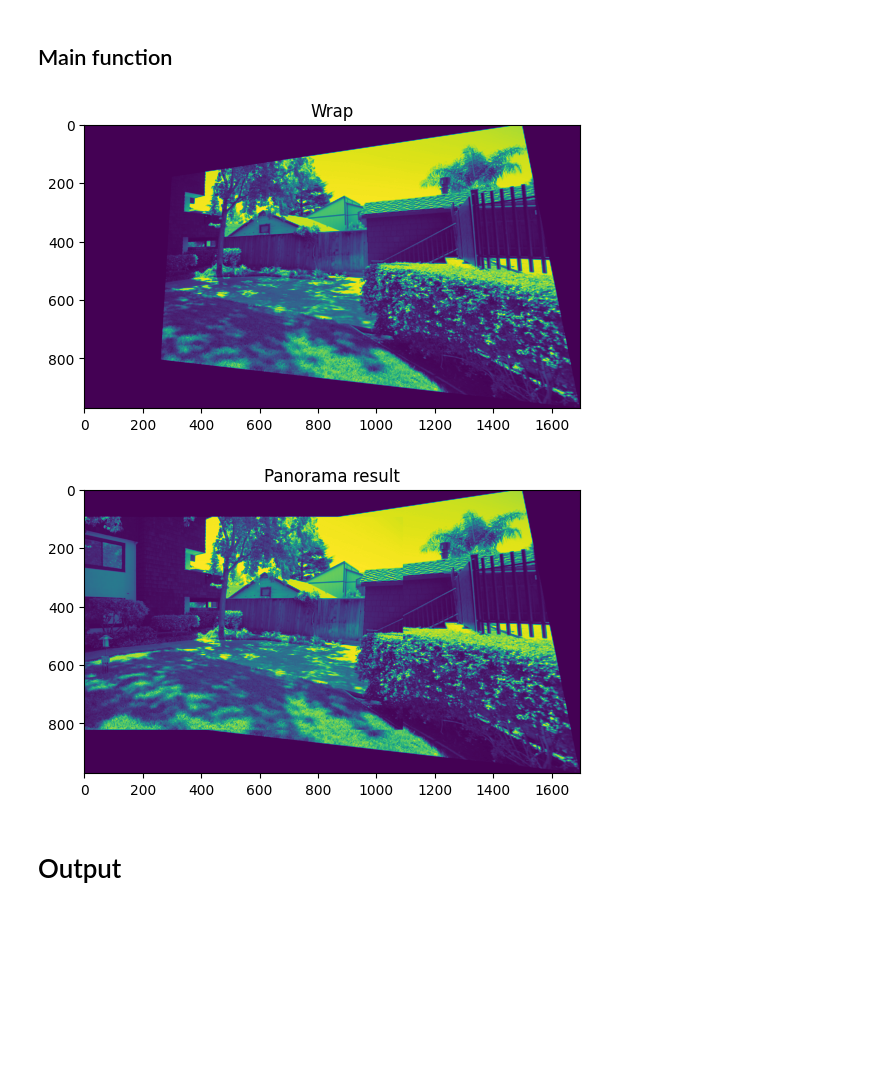
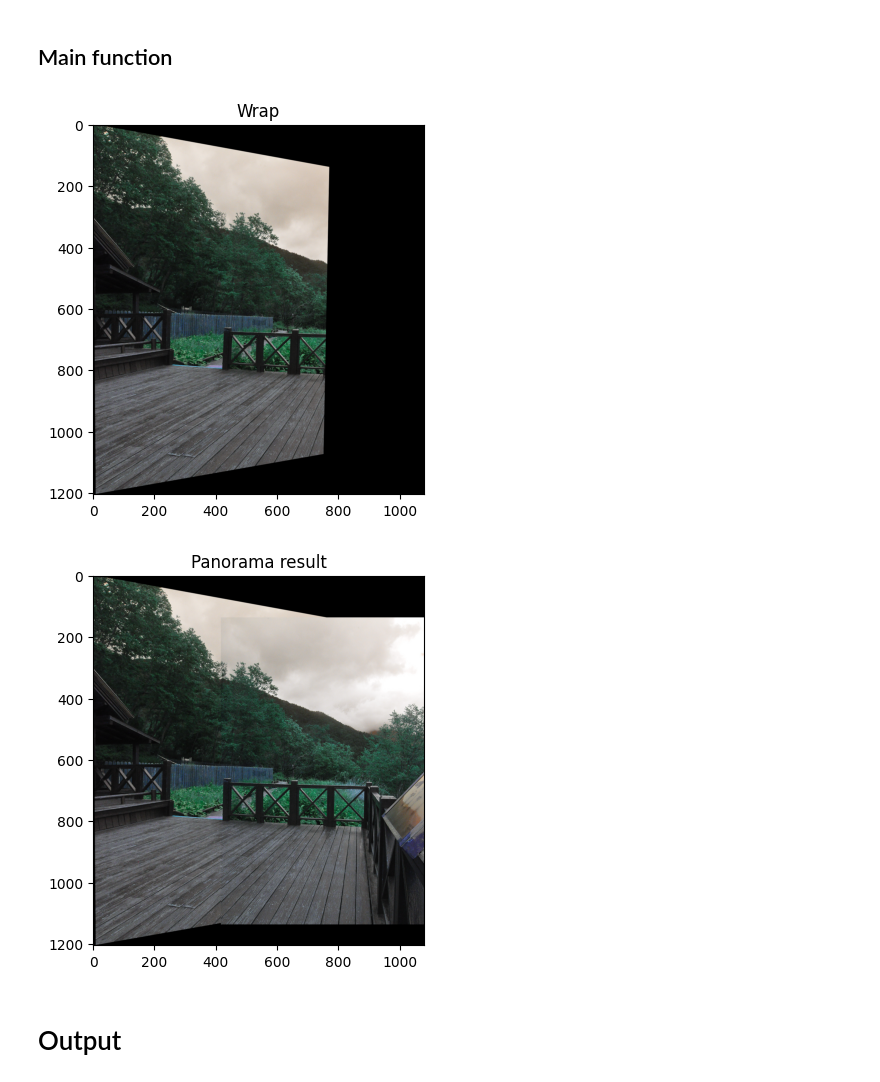
Before and after one commit to Raichuu41/3d-cv-image-stitching, a Jupyter notebook: src/harris_coner_detector.ipynb, the cells around one changed output. Cells and saved outputs as stored; diff of their text form; code cells hidden in the pictures; blank space fills up the shorter version.

Commit message:
fix the problem with gray the image

```diff
--- a/src/harris_coner_detector.ipynb
+++ b/src/harris_coner_detector.ipynb
@@ -34,14 +34,14 @@ def data_loader(path: str, appear: bool = False, show_size=(12, 6), title: str =
 # %% [markdown]
 # Data cleaning
 # %%
-def normalize_images(images, appear: bool = False, title: str = ""):
+def normalize_images(images, appear: bool = False, title: str = "Nomalized Images"):
     normal_images = [(image / np.max(image) * 255).astype(np.uint8) for image in images]
     if appear:
         show_images(normal_images, title=title)
     return normal_images
 # %%
-def to_gray_images(images, appear=False, title=""):
-    gray_images = [cv2.cvtColor(image, cv2.COLOR_BGR2GRAY) if image.shape == 3 else image
+def to_gray_images(images, appear=False, title: str = "Gray Images"):
+    gray_images = [cv2.cvtColor(image, cv2.COLOR_BGR2GRAY) if len(image.shape) == 3 else image
                    for image in images]
     if appear:
         show_images(gray_images, title=title)
@@ -151,9 +151,6 @@ def warpTwoImages(img_src, img_des, H, appear=False):
     Ht = np.array([[1, 0, t[0]], [0, 1, t[1]], [0, 0, 1]])  # translate
 
     wrap_src_img = cv2.warpPerspective(img_src, Ht.dot(H), (xmax - xmin, ymax - ymin))
-    plt.imshow(wrap_src_img)
-    plt.title('Wrap')
-    plt.show()
 
     # Combine the two images into a panorama
     wrap_src_img[t[1]:h2 + t[1], t[0]:w2 + t[0]] = img_des
@@ -169,7 +166,7 @@ def warpTwoImages(img_src, img_des, H, appear=False):
 # %%
 def stitching_images_harris_test(img_src, img_des):
     # Normalize values, change data type
-    images_norm_uint8 = normalize_images([img_src, img_des], title="Nomalized images")
+    images_norm_uint8 = normalize_images([img_src, img_des])
 
     # Grayscale images
     gray_images = to_gray_images(images_norm_uint8)
@@ -199,19 +196,19 @@ def stitching_images_harris_test(img_src, img_des):
 # %%
 def multi_panorama():
     # Load images. CV2 reads in BGR format
-    images = data_loader('data/yard/*.png')[:2]
+    images = data_loader('data/xue-mountain/*.jpg')[:2]
 
     firs_images = images[0]
     for i in range(1, len(images)):
         new_firs_images = stitching_images_harris_test(firs_images, images[i])
 
         firs_images = new_firs_images.copy()
     return firs_images
 
 PANORAMA = multi_panorama()
 # %% [output]
-[figure, old version]
+[figure, new version]
-[figure, old version]
+[figure, new version]
 # %% [markdown]
 # Output
 # %%
```
Also changed, not shown: parts of 2 cells of this notebook.
